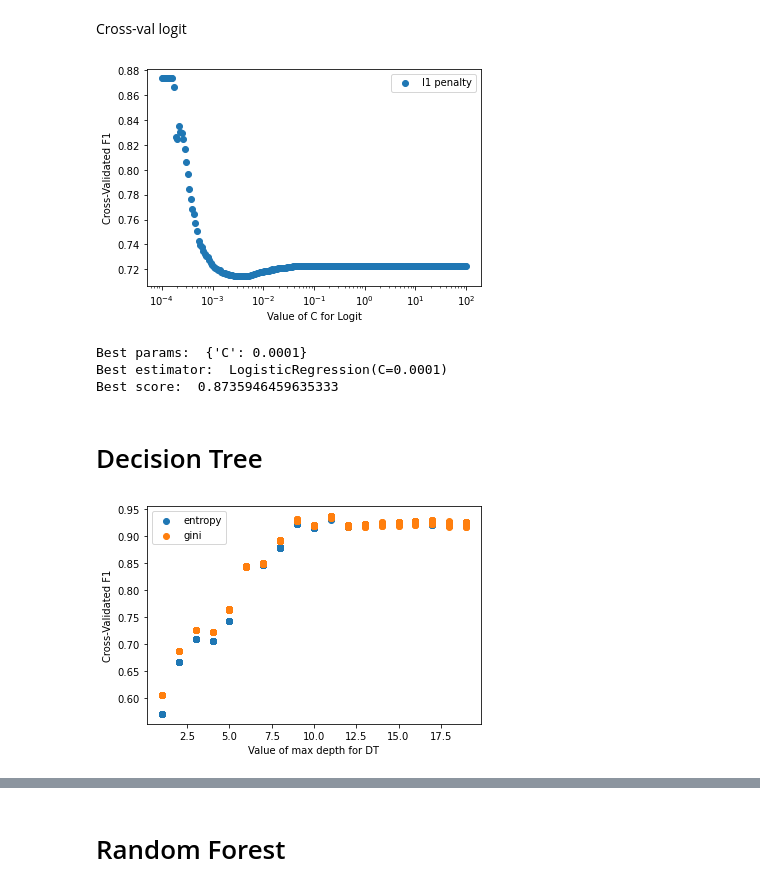
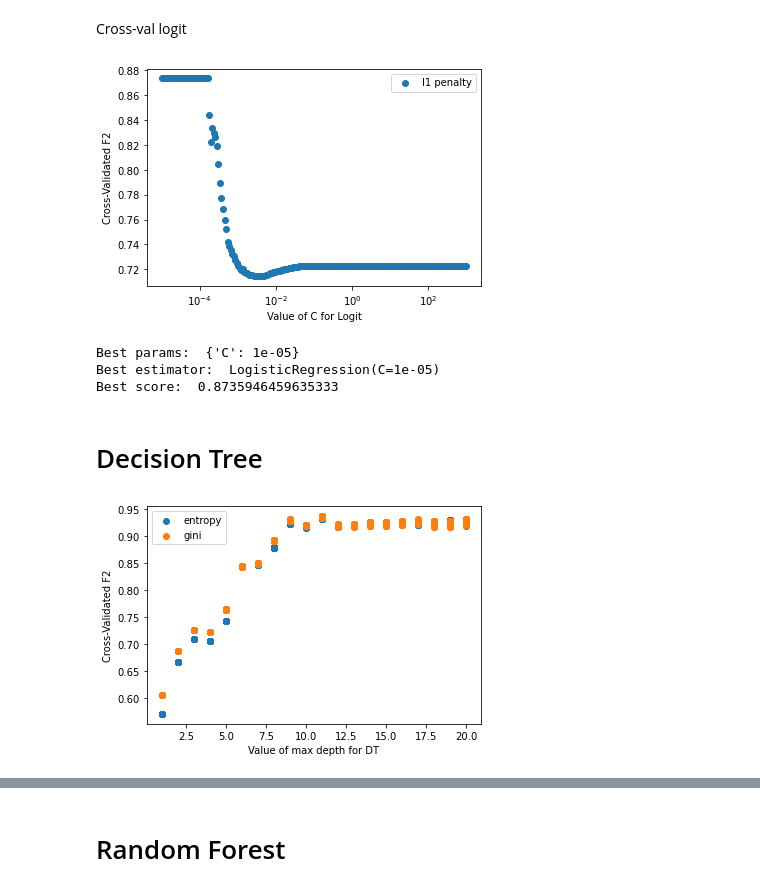
Before and after one commit to hmlewis-astro/classify_aggressive_driving, a Jupyter notebook: test_class_models.ipynb, the cells around one changed output, grey strips where cells are left out. Cells and saved outputs as stored; diff of their text form; code cells hidden in the pictures.

```diff
--- a/test_class_models.ipynb
+++ b/test_class_models.ipynb
@@ -47,7 +55,7 @@ fbeta_scorer = make_scorer(fbeta_score, beta=2)
 # %% [markdown]
 # KNN
 # %%
-k_range = list(range(3, 150, 2))
+k_range = list(range(3, 151, 2))
 weight_options = ['uniform', 'distance']
 
 param_grid = dict(n_neighbors=k_range, weights=weight_options)
@@ -87,7 +95,7 @@ X_train_scaled = std_scale.fit_transform(X_train)
 X_val_scaled = std_scale.transform(X_val)
 X_test_scaled = std_scale.transform(X_test)
 # %%
-C_range = list(np.logspace(-4, 2, 200))
+C_range = list(np.logspace(-5, 3, 200))
 
 param_grid = dict(C=C_range)
 
@@ -100,20 +108,20 @@ df_cv = pd.DataFrame(grid.cv_results_)
 # %%
 plt.scatter(df_cv.param_C, df_cv.mean_test_score, label='l1 penalty')
 
 plt.xlabel('Value of C for Logit')
-plt.ylabel('Cross-Validated F1')
+plt.ylabel('Cross-Validated F2')
 
 plt.xscale('log')
 plt.legend();
 # %% [output]
-[figure, old version]
+[figure, new version]
 # %%
 print("Best params: ", grid.best_params_)
 print("Best estimator: ", grid.best_estimator_)
 print("Best score: ", grid.best_score_)
 # %% [output]
-Best params:  {'C': 0.0001}
-Best estimator:  LogisticRegression(C=0.0001)
+Best params:  {'C': 1e-05}
+Best estimator:  LogisticRegression(C=1e-05)
 Best score:  0.8735946459635333
 # %% [markdown]
 # Decision Tree
@@ -137,11 +145,11 @@ plt.scatter(df_cv[df_cv.param_criterion == 'entropy'].param_max_depth, df_cv[df_
 plt.scatter(df_cv[df_cv.param_criterion == 'gini'].param_max_depth, df_cv[df_cv.param_criterion == 'gini'].mean_test_score, label='gini')
 
 plt.xlabel('Value of max depth for DT')
-plt.ylabel('Cross-Validated F1')
+plt.ylabel('Cross-Validated F2')
 
 plt.legend();
 # %% [output]
-[figure, old version]
+[figure, new version]
 # %%
 print("Best params: ", grid.best_params_)
 print("Best estimator: ", grid.best_estimator_)
```
Also changed, not shown: parts of 39 cells of this notebook, 1 other file.
